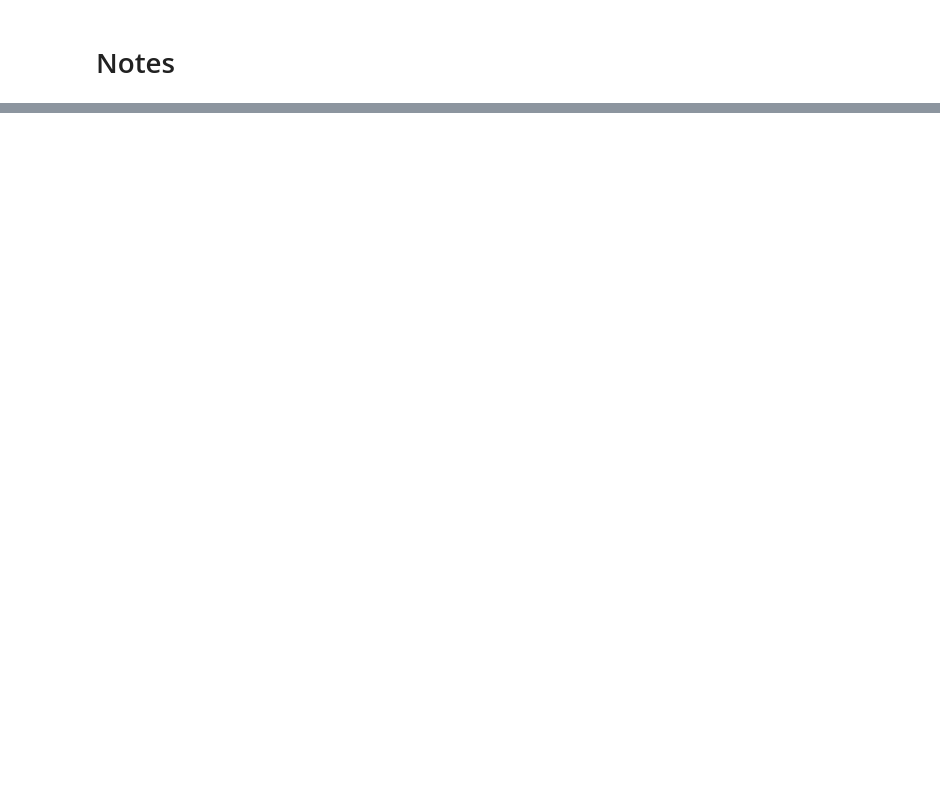
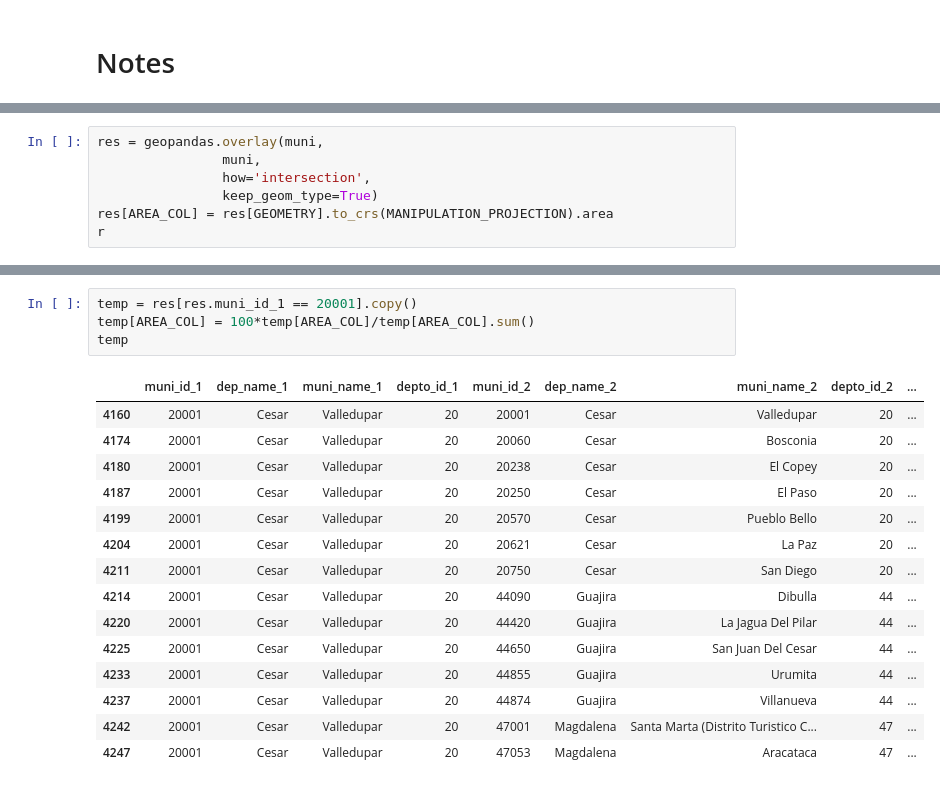
Before and after one commit to Data-Lama/pathogen_study_regions_generator, a Jupyter notebook: src/Notes Gonche.ipynb, the cells around one changed output, grey strips where cells are left out. Drawn from its saved outputs; the diff is of its cells as text; blank space fills up the shorter version.

```diff
--- a/src/Notes Gonche.ipynb
+++ b/src/Notes Gonche.ipynb
@@ -248,0 +142,7 @@ df
+# %%
+res = geopandas.overlay(muni,
+                muni,
+                how='intersection',
+                keep_geom_type=True)
+res[AREA_COL] = res[GEOMETRY].to_crs(MANIPULATION_PROJECTION).area
+r
@@ -248,0 +168,20 @@ df
+# %%
+temp = res[res.muni_id_1 == 20001].copy()
+temp[AREA_COL] = 100*temp[AREA_COL]/temp[AREA_COL].sum()
+temp
+# %% [output]
+|  | muni_id_1 | dep_name_1 | muni_name_1 | depto_id_1 | muni_id_2 | dep_name_2 | muni_name_2 | depto_id_2 | ... |
+| 4160 | 20001 | Cesar | Valledupar | 20 | 20001 | Cesar | Valledupar | 20 | ... |
+| 4174 | 20001 | Cesar | Valledupar | 20 | 20060 | Cesar | Bosconia | 20 | ... |
+| 4180 | 20001 | Cesar | Valledupar | 20 | 20238 | Cesar | El Copey | 20 | ... |
+| 4187 | 20001 | Cesar | Valledupar | 20 | 20250 | Cesar | El Paso | 20 | ... |
+| 4199 | 20001 | Cesar | Valledupar | 20 | 20570 | Cesar | Pueblo Bello | 20 | ... |
+| 4204 | 20001 | Cesar | Valledupar | 20 | 20621 | Cesar | La Paz | 20 | ... |
+| 4211 | 20001 | Cesar | Valledupar | 20 | 20750 | Cesar | San Diego | 20 | ... |
+| 4214 | 20001 | Cesar | Valledupar | 20 | 44090 | Guajira | Dibulla | 44 | ... |
+| 4220 | 20001 | Cesar | Valledupar | 20 | 44420 | Guajira | La Jagua Del Pilar | 44 | ... |
+| 4225 | 20001 | Cesar | Valledupar | 20 | 44650 | Guajira | San Juan Del Cesar | 44 | ... |
+| 4233 | 20001 | Cesar | Valledupar | 20 | 44855 | Guajira | Urumita | 44 | ... |
+| 4237 | 20001 | Cesar | Valledupar | 20 | 44874 | Guajira | Villanueva | 44 | ... |
+| 4242 | 20001 | Cesar | Valledupar | 20 | 47001 | Magdalena | Santa Marta (Distrito Turistico C... | 47 | ... |
+| 4247 | 20001 | Cesar | Valledupar | 20 | 47053 | Magdalena | Aracataca | 47 | ... |
```
Also changed, not shown: parts of 24 cells of this notebook, 49 other files.
